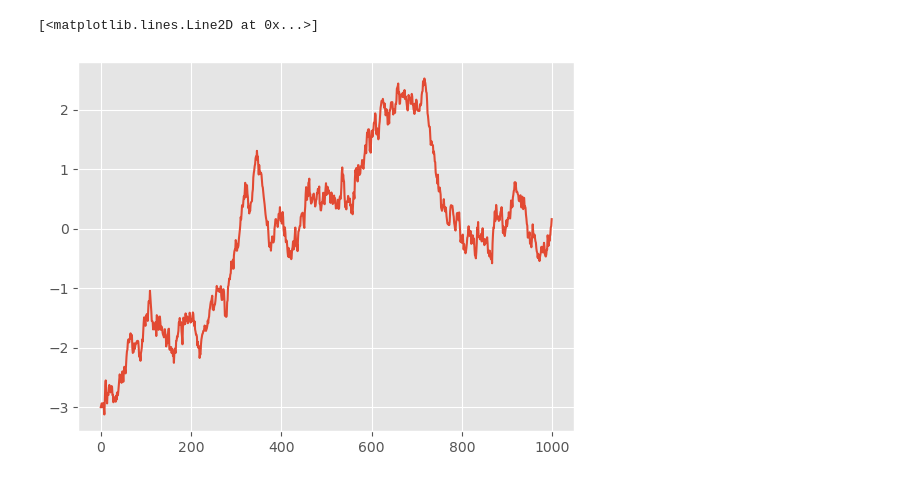
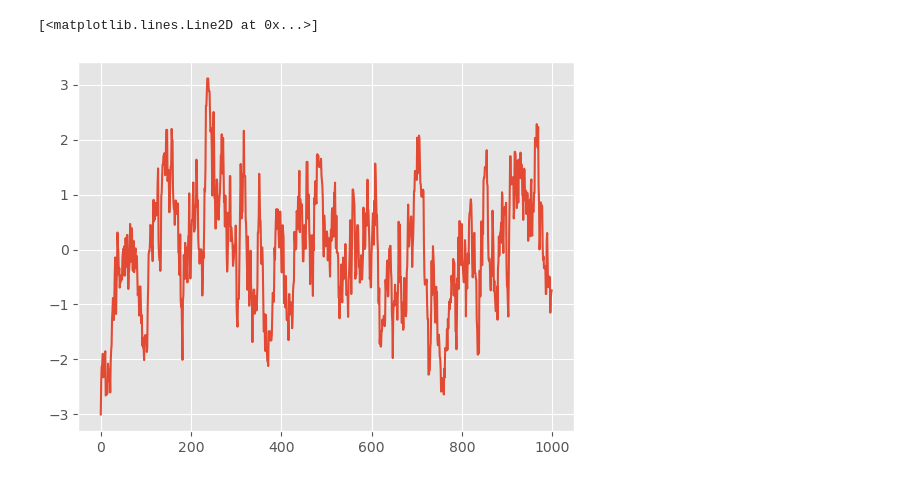
Before and after one commit to Kirscher/Monte-Carlo-and-simulation, a Jupyter notebook: mcmc.ipynb, the cells around one changed output. Drawn from its saved outputs; the diff is of its cells as text; code cells hidden in the pictures.

```diff
--- a/mcmc.ipynb
+++ b/mcmc.ipynb
@@ -17,12 +17,12 @@ def metropolis_kernel(x, tau=0.1):
 # %%
 N = 1_000
 chain = np.zeros(N)
 chain[0]= -3.
 for n in range(1, N):
-    chain[n] = metropolis_kernel(chain[n-1], tau=.1)
+    chain[n] = metropolis_kernel(chain[n-1], tau=.5)
 
 plt.style.use('ggplot')
 plt.plot(chain)
 # %% [output]
 [<matplotlib.lines.Line2D at 0x...>]
-[figure, old version]
+[figure, new version]
```
Also changed, not shown: parts of 1 cell of this notebook.
